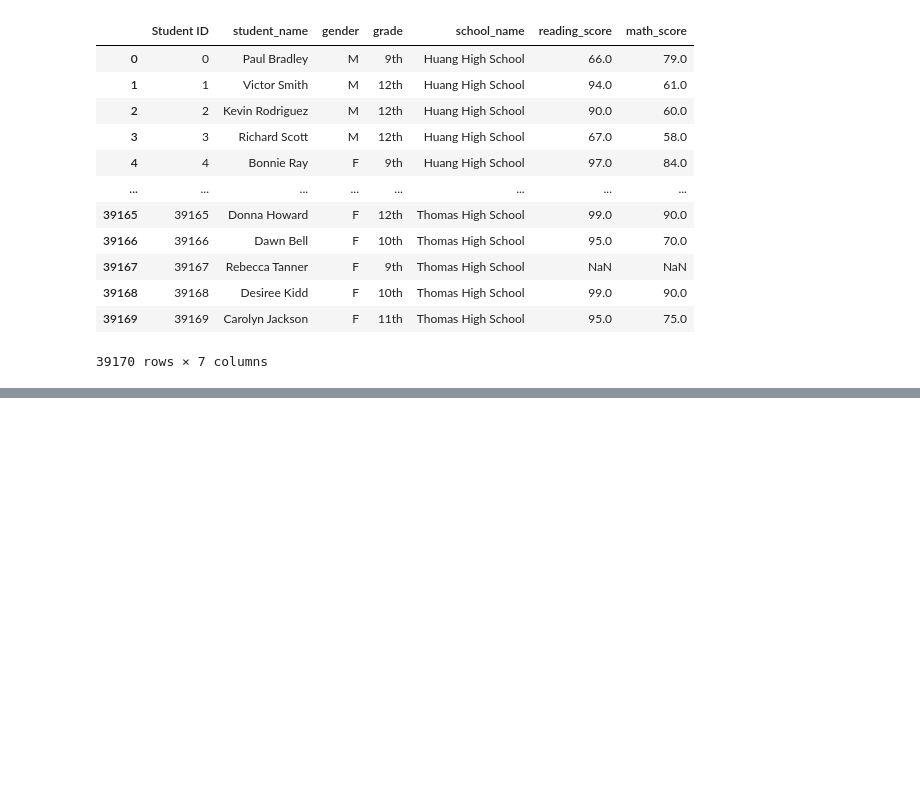
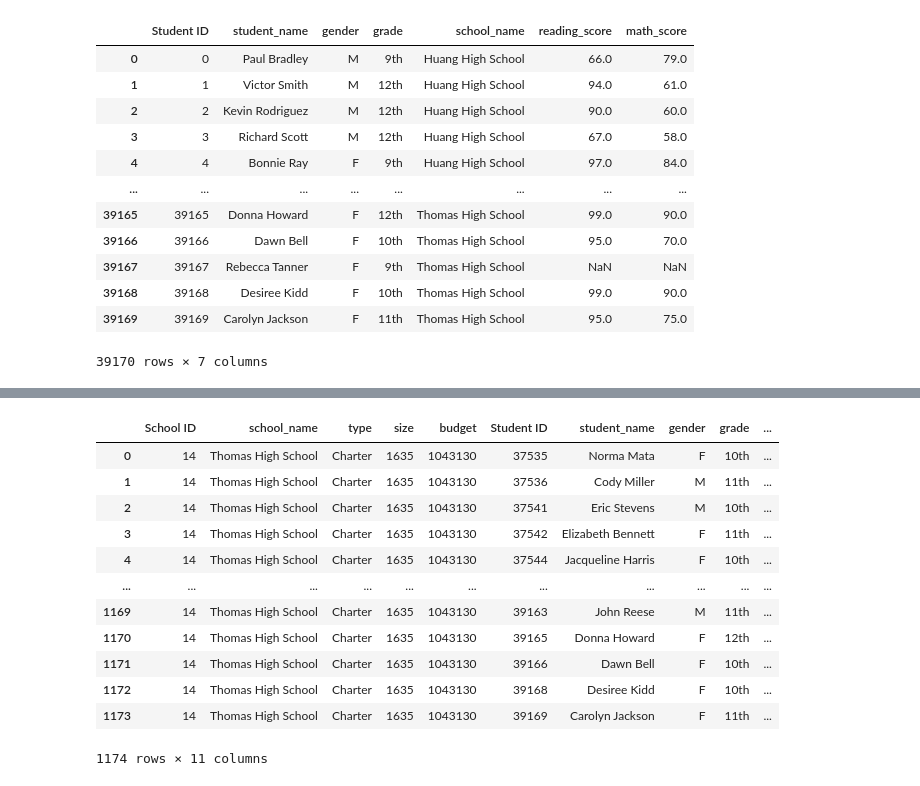
Before and after one commit to ranger9103/School_District_Analysis, a Jupyter notebook: PyCitySchools_Challenge.ipynb, the cells around one changed output, grey strips where cells are left out. Cells and saved outputs as stored; diff of their text form; code cells hidden in the pictures; blank space fills up the shorter version.

Commit message:
data merge

```diff
--- a/PyCitySchools_Challenge.ipynb
+++ b/PyCitySchools_Challenge.ipynb
@@ -136,3 +136,6 @@ student_data_df
 | 39168 | 39168 | Desiree Kidd | F | 10th | Thomas High School | 99.0 | 90.0 |
 | 39169 | 39169 | Carolyn Jackson | F | 11th | Thomas High School | 95.0 | 75.0 |
 39170 rows × 7 columns
+# %%
+student_count=school_data_df[school_data_df["school_name"]=="Thomas High School"]
+student_count
@@ -138,0 +145,3 @@ student_data_df
+# %%
+student_count_test=student_data_df[student_data_df["grade"]!="9th"]
+student_count_test
@@ -138,0 +195,18 @@ student_data_df
+# %%
+student_data_df_merge=pd.merge(student_count,student_count_test)
+# %%
+student_data_df_merge
+# %% [output]
+|  | School ID | school_name | type | size | budget | Student ID | student_name | gender | grade | ... |
+| 0 | 14 | Thomas High School | Charter | 1635 | 1043130 | 37535 | Norma Mata | F | 10th | ... |
+| 1 | 14 | Thomas High School | Charter | 1635 | 1043130 | 37536 | Cody Miller | M | 11th | ... |
+| 2 | 14 | Thomas High School | Charter | 1635 | 1043130 | 37541 | Eric Stevens | M | 10th | ... |
+| 3 | 14 | Thomas High School | Charter | 1635 | 1043130 | 37542 | Elizabeth Bennett | F | 11th | ... |
+| 4 | 14 | Thomas High School | Charter | 1635 | 1043130 | 37544 | Jacqueline Harris | F | 10th | ... |
+| ... | ... | ... | ... | ... | ... | ... | ... | ... | ... | ... |
+| 1169 | 14 | Thomas High School | Charter | 1635 | 1043130 | 39163 | John Reese | M | 11th | ... |
+| 1170 | 14 | Thomas High School | Charter | 1635 | 1043130 | 39165 | Donna Howard | F | 12th | ... |
+| 1171 | 14 | Thomas High School | Charter | 1635 | 1043130 | 39166 | Dawn Bell | F | 10th | ... |
+| 1172 | 14 | Thomas High School | Charter | 1635 | 1043130 | 39168 | Desiree Kidd | F | 10th | ... |
+| 1173 | 14 | Thomas High School | Charter | 1635 | 1043130 | 39169 | Carolyn Jackson | F | 11th | ... |
+1174 rows × 11 columns
```
Also changed, not shown: parts of 7 cells of this notebook.
